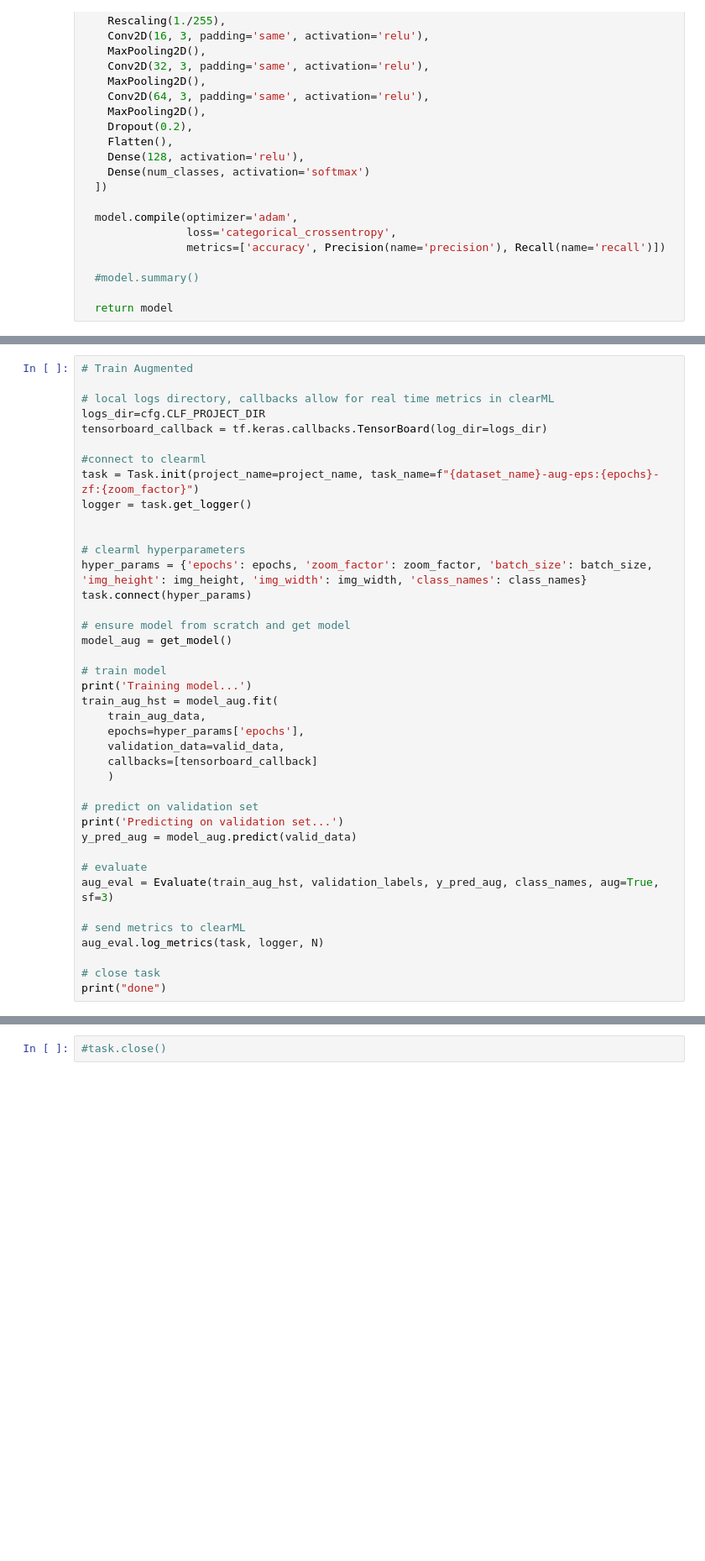
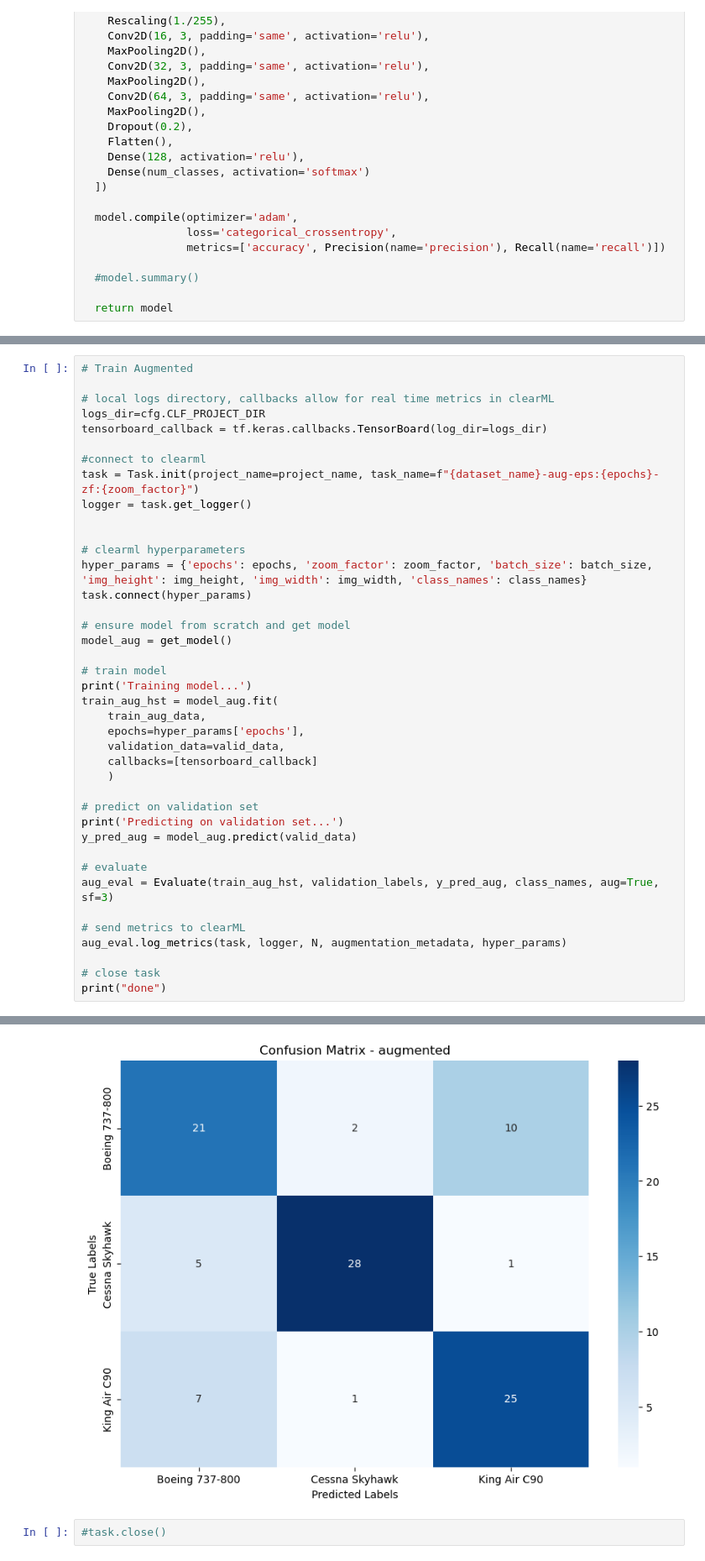
Before and after one commit to tee1g21/Intruder-Aircraft-Detection, a Jupyter notebook: main/Custom_Classifier.ipynb, the cells around one changed output, grey strips where cells are left out. Shown at 84% size. Drawn from its saved outputs; the diff is of its cells as text; blank space fills up the shorter version.

```diff
--- a/main/Custom_Classifier.ipynb
+++ b/main/Custom_Classifier.ipynb
@@ -319,7 +316,7 @@ y_pred_aug = model_aug.predict(valid_data)
 aug_eval = Evaluate(train_aug_hst, validation_labels, y_pred_aug, class_names, aug=True, sf=3)
 
 # send metrics to clearML
-aug_eval.log_metrics(task, logger, N)
+aug_eval.log_metrics(task, logger, N, augmentation_metadata, hyper_params)
 
 # close task
 print("done")
@@ -342,5 +339,6 @@ Epoch 5/20
 Sending metrics to clearML...
 done
+[figure, added]
 # %%
 #task.close()
 # %% [markdown]
```
Also changed, not shown: parts of 13 cells of this notebook, 3 other files.
